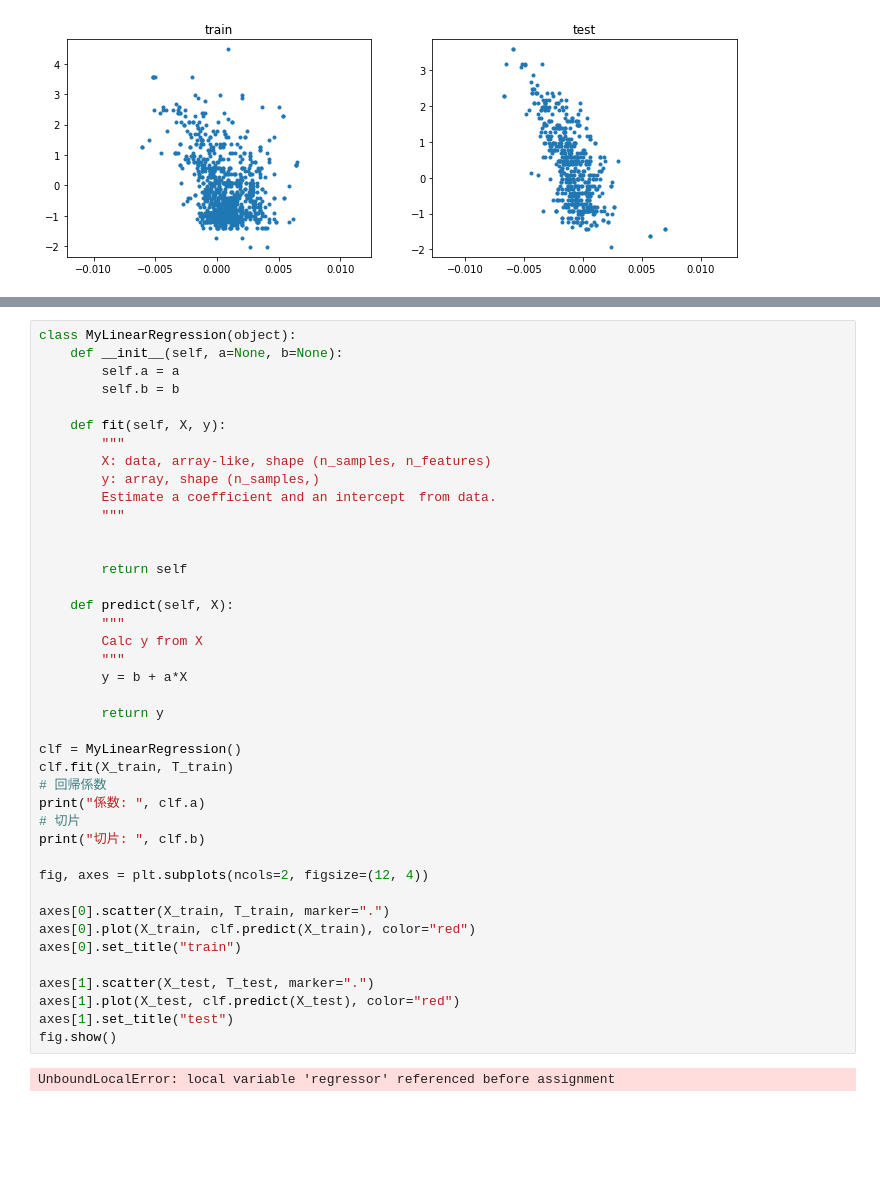
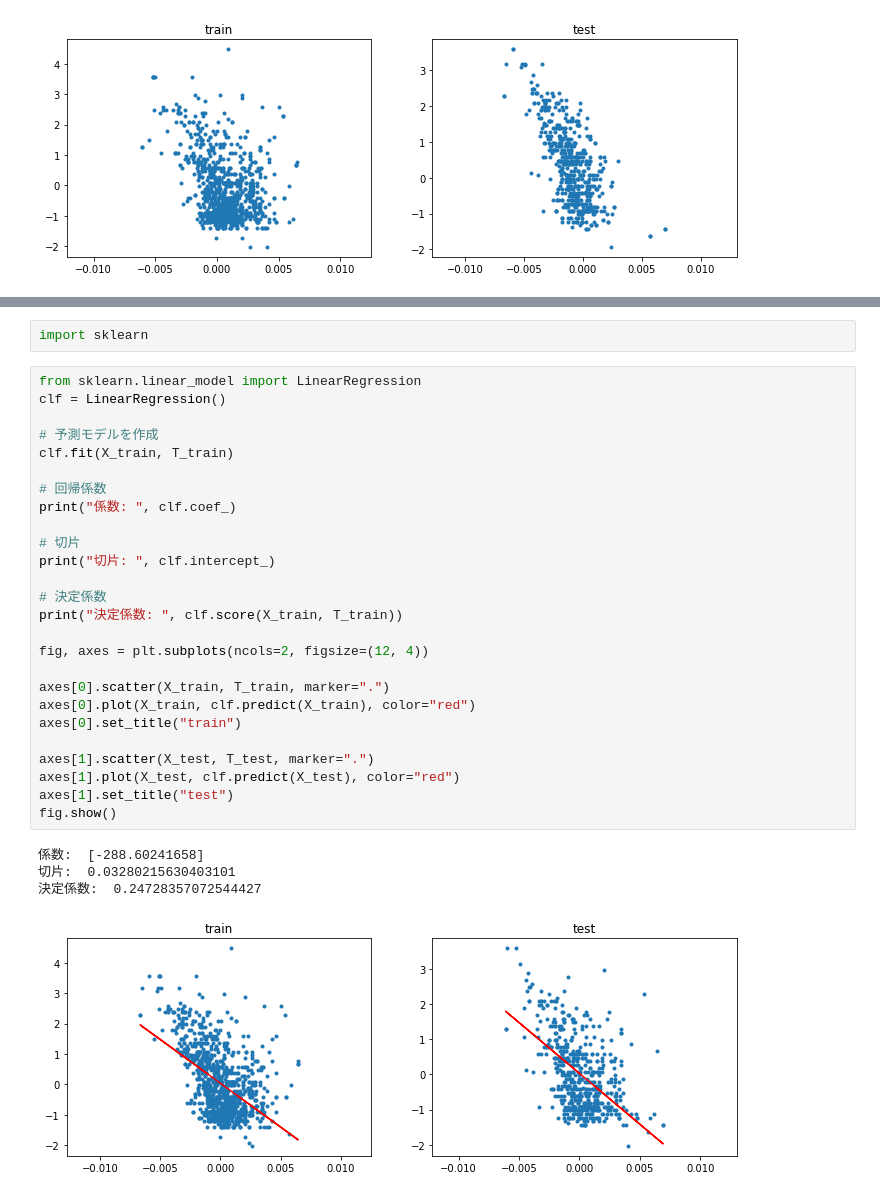
Before and after one commit to Stein30/tutorial_python, a Jupyter notebook: assignments/Chapter 5.ipynb, the cells around one changed output, grey strips where cells are left out. Cells and saved outputs as stored; diff of their text form; blank space fills up the shorter version.

```diff
--- a/assignments/Chapter 5.ipynb
+++ b/assignments/Chapter 5.ipynb
@@ -62,43 +62,33 @@ fig.show()
+# %%
+import sklearn
 # %%
-class MyLinearRegression(object):
-    def __init__(self, a=None, b=None):
-        self.a = a
-        self.b = b
+from sklearn.linear_model import LinearRegression
+clf = LinearRegression()
 
-    def fit(self, X, y):
-        """
-        X: data, array-like, shape (n_samples, n_features)
-        y: array, shape (n_samples,)
-        Estimate a coefficient and an intercept　from data.
-        """
+# 予測モデルを作成
+clf.fit(X_train, T_train)
 
+# 回帰係数
+print("係数: ", clf.coef_)
 
-        return self
+# 切片
+print("切片: ", clf.intercept_)
 
-    def predict(self, X):
-        """
-        Calc y from X
-        """
-        y = b + a*X
-
-        return y
-
-clf = MyLinearRegression()
-clf.fit(X_train, T_train)
-# 回帰係数
-print("係数: ", clf.a)
-# 切片
-print("切片: ", clf.b)
+# 決定係数
+print("決定係数: ", clf.score(X_train, T_train))
 
 fig, axes = plt.subplots(ncols=2, figsize=(12, 4))
 
 axes[0].scatter(X_train, T_train, marker=".")
 axes[0].plot(X_train, clf.predict(X_train), color="red")
 axes[0].set_title("train")
 
 axes[1].scatter(X_test, T_test, marker=".")
 axes[1].plot(X_test, clf.predict(X_test), color="red")
 axes[1].set_title("test")
 fig.show()
 # %% [output]
-UnboundLocalError: local variable 'regressor' referenced before assignment
+係数:  [-288.60241658]
+切片:  0.03280215630403101
+決定係数:  0.24728357072544427
+[figure, added]
```
Also changed, not shown: parts of 2 cells of this notebook.
